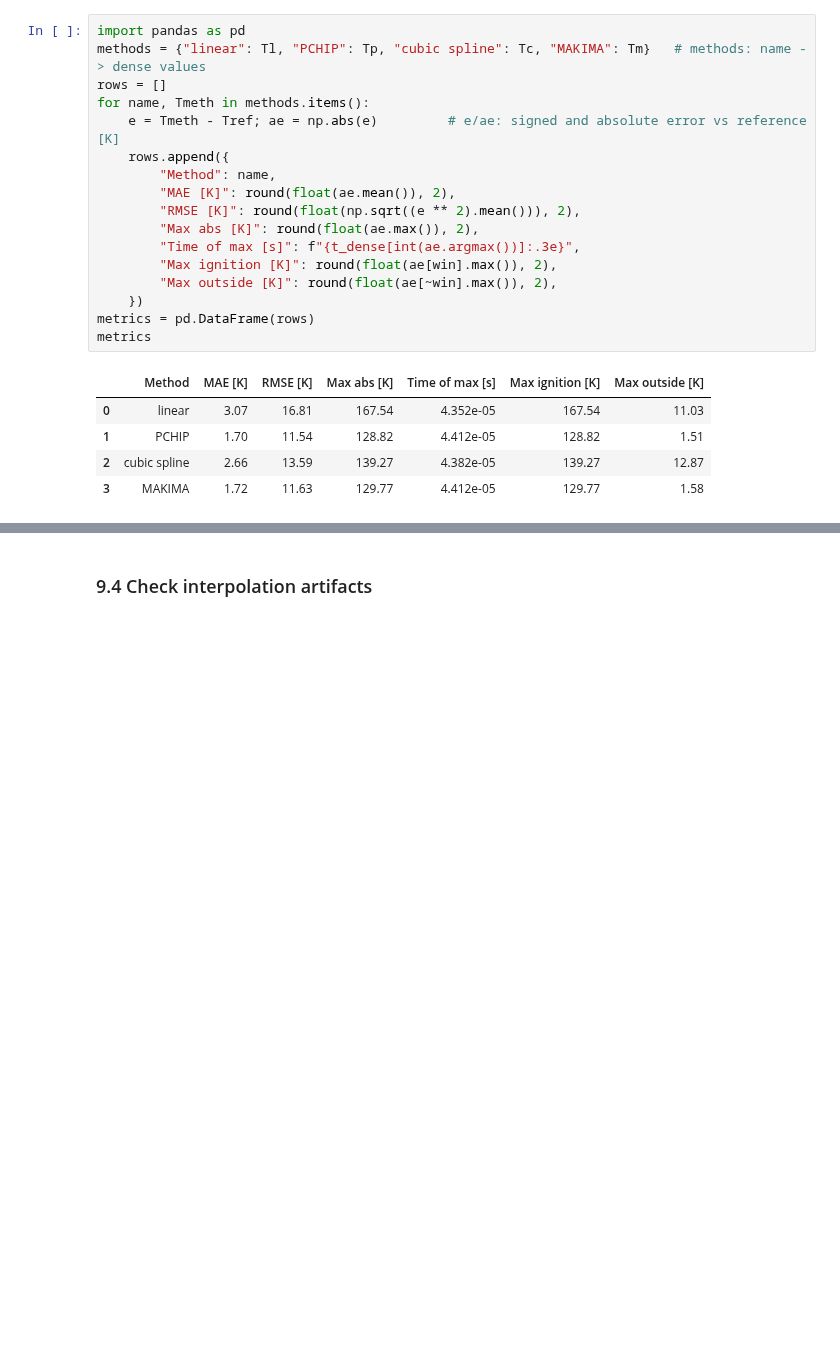
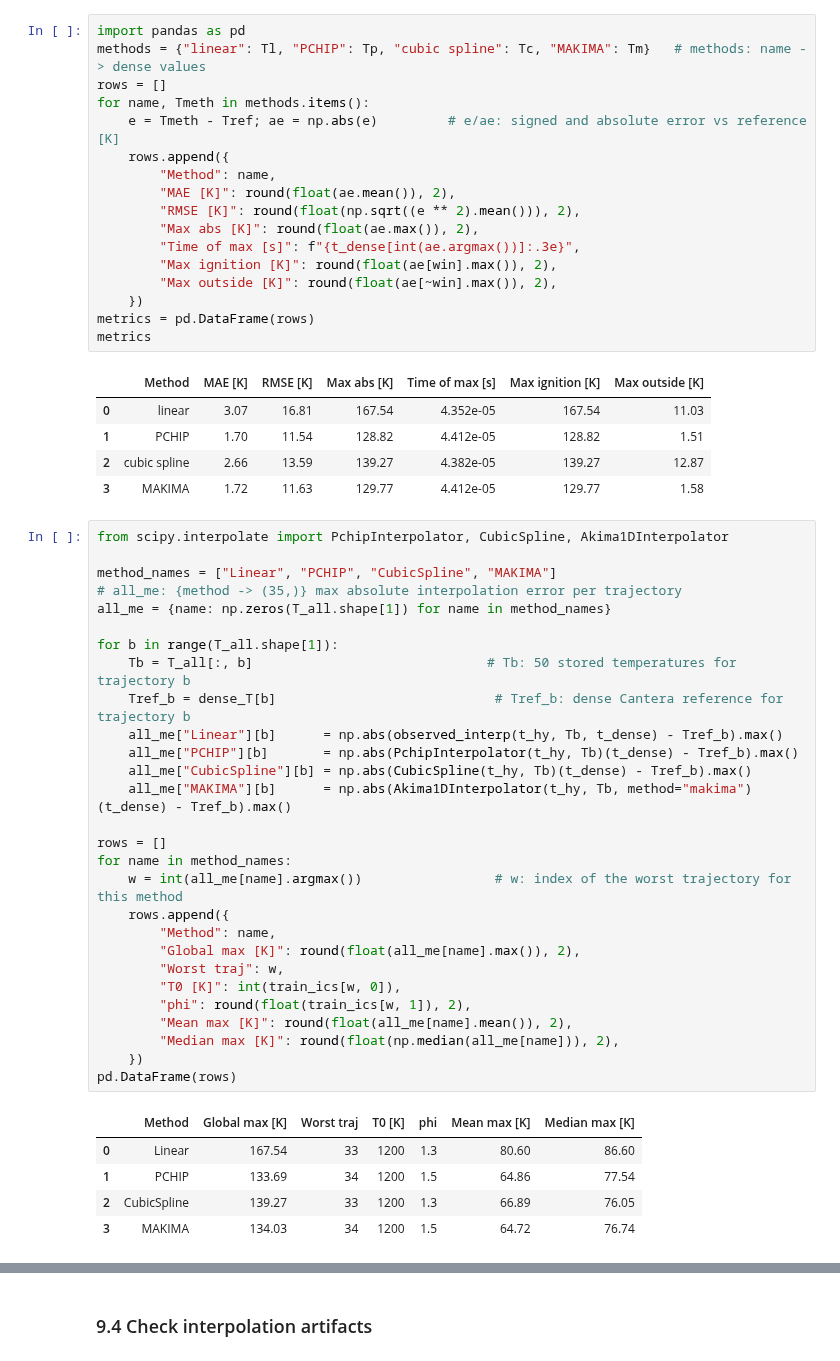
Before and after one commit to bnkglu/chemkan-tuwien, a Jupyter notebook: chemkan/notebooks/05_temperature_flow_audit.ipynb, the cells around one changed output, grey strips where cells are left out. Drawn from its saved outputs; the diff is of its cells as text; blank space fills up the shorter version.

```diff
--- a/chemkan/notebooks/05_temperature_flow_audit.ipynb
+++ b/chemkan/notebooks/05_temperature_flow_audit.ipynb
@@ -438,3 +433,37 @@ metrics
 | 1 | PCHIP | 1.70 | 11.54 | 128.82 | 4.412e-05 | 128.82 | 1.51 |
 | 2 | cubic spline | 2.66 | 13.59 | 139.27 | 4.382e-05 | 139.27 | 12.87 |
 | 3 | MAKIMA | 1.72 | 11.63 | 129.77 | 4.412e-05 | 129.77 | 1.58 |
+# %%
+from scipy.interpolate import PchipInterpolator, CubicSpline, Akima1DInterpolator
+
+method_names = ["Linear", "PCHIP", "CubicSpline", "MAKIMA"]
+# all_me: {method -> (35,)} max absolute interpolation error per trajectory
+all_me = {name: np.zeros(T_all.shape[1]) for name in method_names}
+
+for b in range(T_all.shape[1]):
+    Tb = T_all[:, b]                              # Tb: 50 stored temperatures for trajectory b
+    Tref_b = dense_T[b]                            # Tref_b: dense Cantera reference for trajectory b
+    all_me["Linear"][b]      = np.abs(observed_interp(t_hy, Tb, t_dense) - Tref_b).max()
+    all_me["PCHIP"][b]       = np.abs(PchipInterpolator(t_hy, Tb)(t_dense) - Tref_b).max()
+    all_me["CubicSpline"][b] = np.abs(CubicSpline(t_hy, Tb)(t_dense) - Tref_b).max()
+    all_me["MAKIMA"][b]      = np.abs(Akima1DInterpolator(t_hy, Tb, method="makima")(t_dense) - Tref_b).max()
+
+rows = []
+for name in method_names:
+    w = int(all_me[name].argmax())                 # w: index of the worst trajectory for this method
+    rows.append({
+        "Method": name,
+        "Global max [K]": round(float(all_me[name].max()), 2),
+        "Worst traj": w,
+        "T0 [K]": int(train_ics[w, 0]),
+        "phi": round(float(train_ics[w, 1]), 2),
+        "Mean max [K]": round(float(all_me[name].mean()), 2),
+        "Median max [K]": round(float(np.median(all_me[name])), 2),
+    })
+pd.DataFrame(rows)
+# %% [output]
+|  | Method | Global max [K] | Worst traj | T0 [K] | phi | Mean max [K] | Median max [K] |
+| 0 | Linear | 167.54 | 33 | 1200 | 1.3 | 80.60 | 86.60 |
+| 1 | PCHIP | 133.69 | 34 | 1200 | 1.5 | 64.86 | 77.54 |
+| 2 | CubicSpline | 139.27 | 33 | 1200 | 1.3 | 66.89 | 76.05 |
+| 3 | MAKIMA | 134.03 | 34 | 1200 | 1.5 | 64.72 | 76.74 |
```
Also changed, not shown: parts of 26 cells of this notebook.
